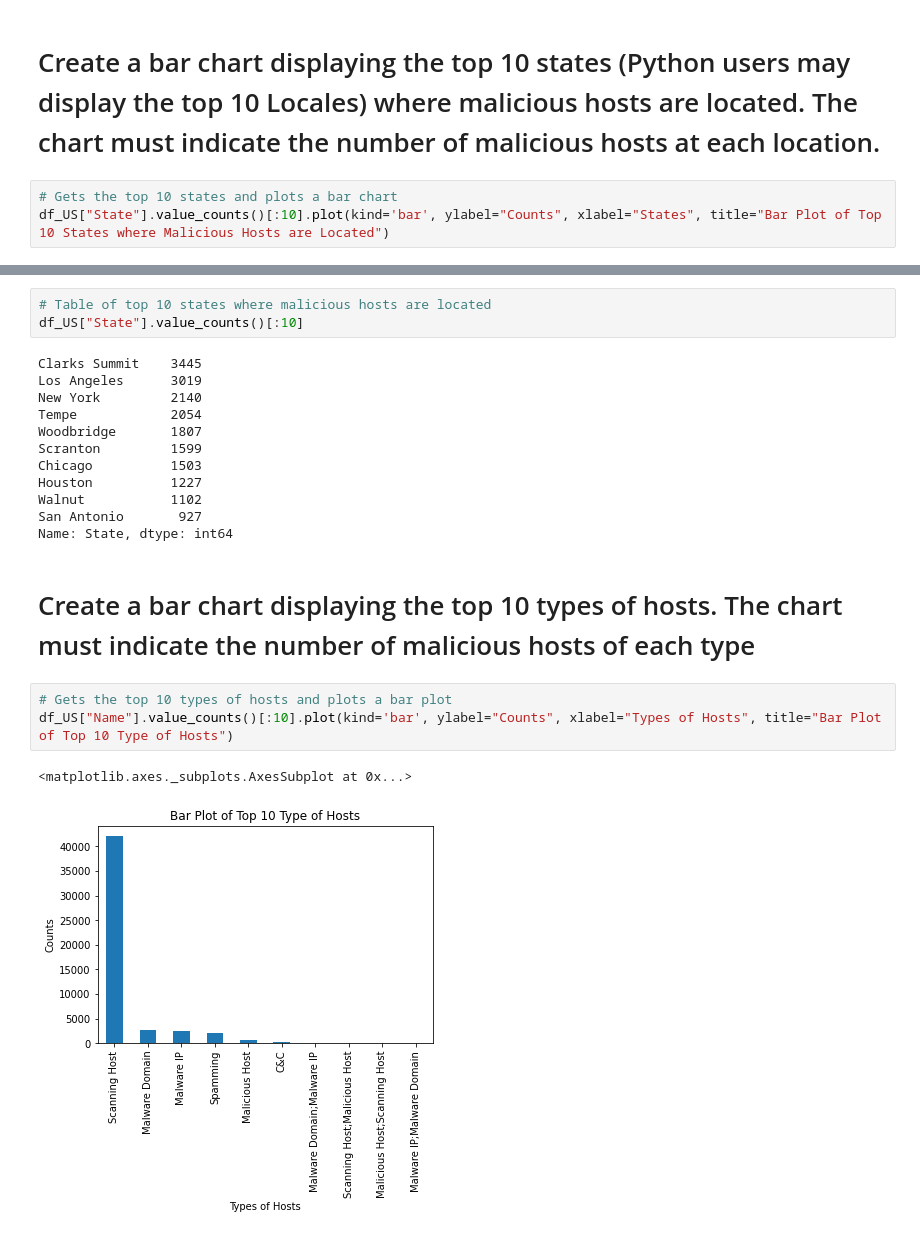
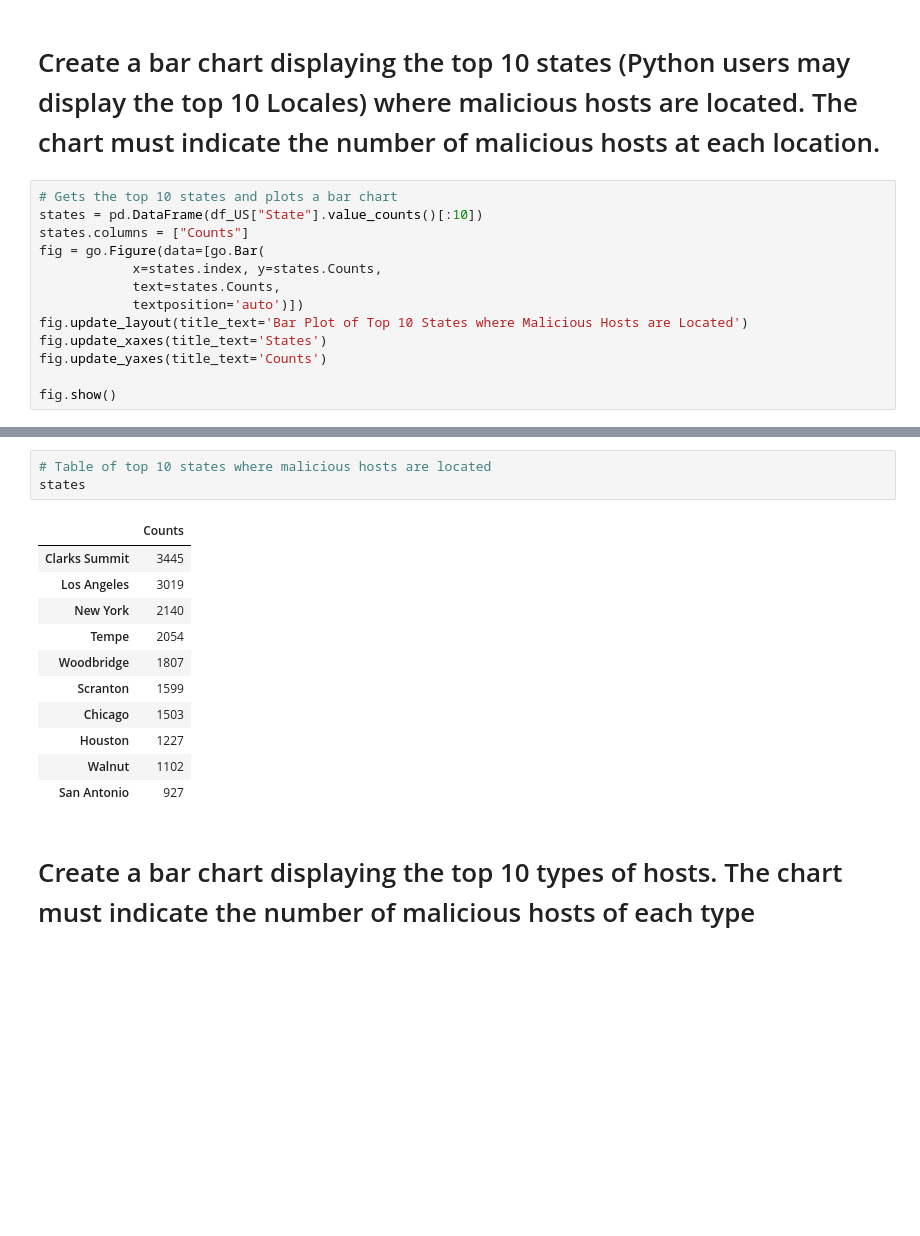
Before and after one commit to sam505/Machine_Learning, a Jupyter notebook: Alien_Vault_Data_Analysis.ipynb, the cells around one changed output, grey strips where cells are left out. Cells and saved outputs as stored; diff of their text form; blank space fills up the shorter version.

```diff
--- a/Alien_Vault_Data_Analysis.ipynb
+++ b/Alien_Vault_Data_Analysis.ipynb
@@ -58,5 +59,15 @@ plotly.offline.iplot(fig)
 # Create a bar chart displaying the top 10 states (Python users may display the top 10 Locales) where malicious hosts are located. The chart must indicate the number of malicious hosts at each location.
 # %%
 # Gets the top 10 states and plots a bar chart
-df_US["State"].value_counts()[:10].plot(kind='bar', ylabel="Counts", xlabel="States", title="Bar Plot of Top 10 States where Malicious Hosts are Located")
+states = pd.DataFrame(df_US["State"].value_counts()[:10])
+states.columns = ["Counts"]
+fig = go.Figure(data=[go.Bar(
+            x=states.index, y=states.Counts,
+            text=states.Counts,
+            textposition='auto')])
+fig.update_layout(title_text='Bar Plot of Top 10 States where Malicious Hosts are Located')
+fig.update_xaxes(title_text='States')
+fig.update_yaxes(title_text='Counts')
+
+fig.show()
 # %% [output]
@@ -65,23 +75,17 @@ df_US["State"].value_counts()[:10].plot(kind='bar', ylabel="Counts", xlabel="Sta
 # %%
 # Table of top 10 states where malicious hosts are located
-df_US["State"].value_counts()[:10]
+states
 # %% [output]
-Clarks Summit    3445
-Los Angeles      3019
-New York         2140
-Tempe            2054
-Woodbridge       1807
-Scranton         1599
-Chicago          1503
-Houston          1227
-Walnut           1102
-San Antonio       927
-Name: State, dtype: int64
+|  | Counts |
+| Clarks Summit | 3445 |
+| Los Angeles | 3019 |
+| New York | 2140 |
+| Tempe | 2054 |
+| Woodbridge | 1807 |
+| Scranton | 1599 |
+| Chicago | 1503 |
+| Houston | 1227 |
+| Walnut | 1102 |
+| San Antonio | 927 |
 # %% [markdown]
 # Create a bar chart displaying the top 10 types of hosts. The chart must indicate the number of malicious hosts of each type
-# %%
-# Gets the top 10 types of hosts and plots a bar plot
-df_US["Name"].value_counts()[:10].plot(kind='bar', ylabel="Counts", xlabel="Types of Hosts", title="Bar Plot of Top 10 Type of Hosts")
-# %% [output]
-<matplotlib.axes._subplots.AxesSubplot at 0x...>
-[figure, removed]
```
Also changed, not shown: parts of 4 cells of this notebook.
